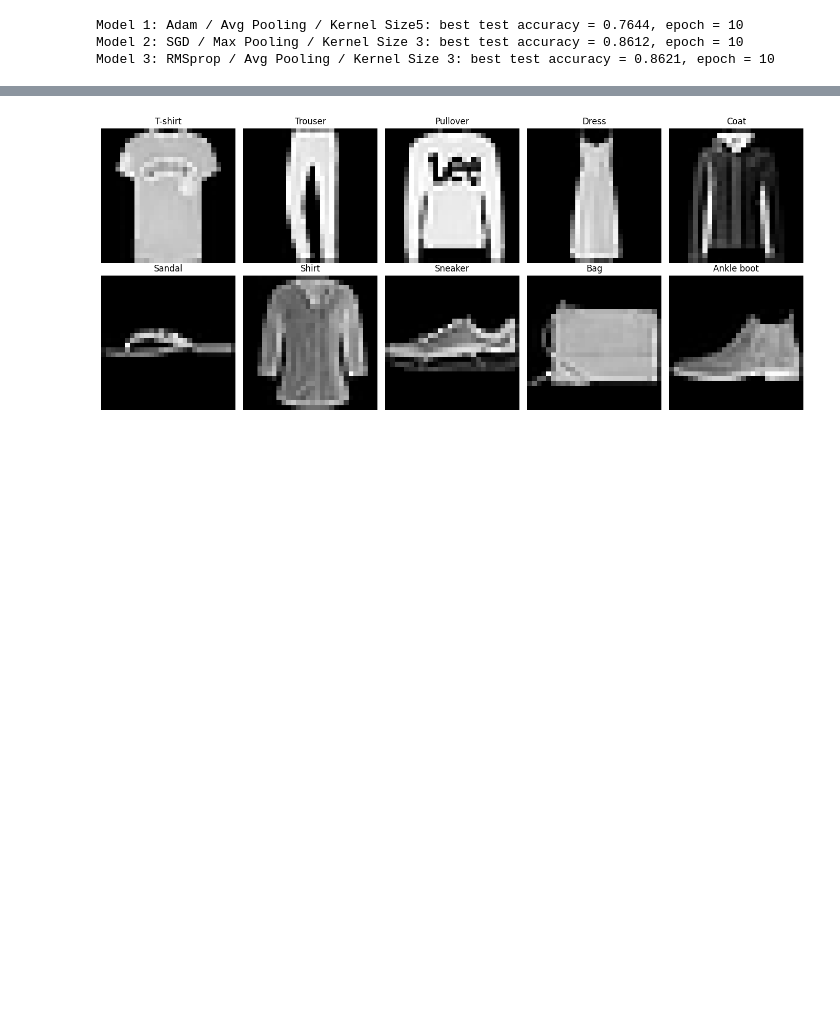
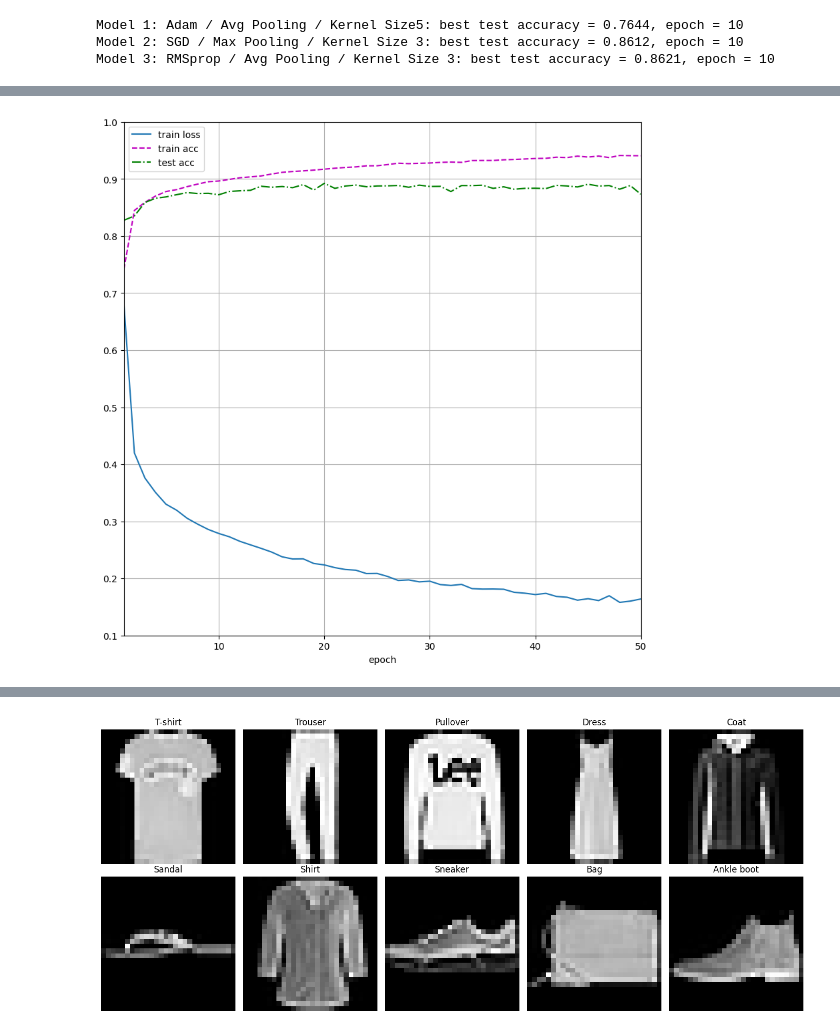
Before and after one commit to mdsouthworth1/sarkar-computer-vision-lectures, a Jupyter notebook: CV_Module_5_3__Convolutional_Neural_Networks.ipynb, the cells around one changed output, grey strips where cells are left out. Drawn from its saved outputs; the diff is of its cells as text; code cells hidden in the pictures; blank space fills up the shorter version.

```diff
--- a/CV_Module_5_3__Convolutional_Neural_Networks.ipynb
+++ b/CV_Module_5_3__Convolutional_Neural_Networks.ipynb
@@ -804,3 +804,16 @@ for name, result in best_results.items():
 Model 1: Adam / Avg Pooling / Kernel Size5: best test accuracy = 0.7644, epoch = 10
 Model 2: SGD / Max Pooling / Kernel Size 3: best test accuracy = 0.8612, epoch = 10
 Model 3: RMSprop / Avg Pooling / Kernel Size 3: best test accuracy = 0.8621, epoch = 10
+# %%
+overfit_net = make_lenet(kernel_size=5, pooling="avg").to(device)
+
+# Train for more epochs to observe possible overfitting
+overfit_history = train_full(
+    overfit_net,
+    train_iter,
+    test_iter,
+    num_epochs=50,
+    lr=0.01,
+    optimizer_name="Adam"
+)
+# %% [output]
@@ -806,0 +821 @@ Model 3: RMSprop / Avg Pooling / Kernel Size 3: best test accuracy = 0.8621, epo
+[figure, added]
```
Also changed, not shown: parts of 4 cells of this notebook.
